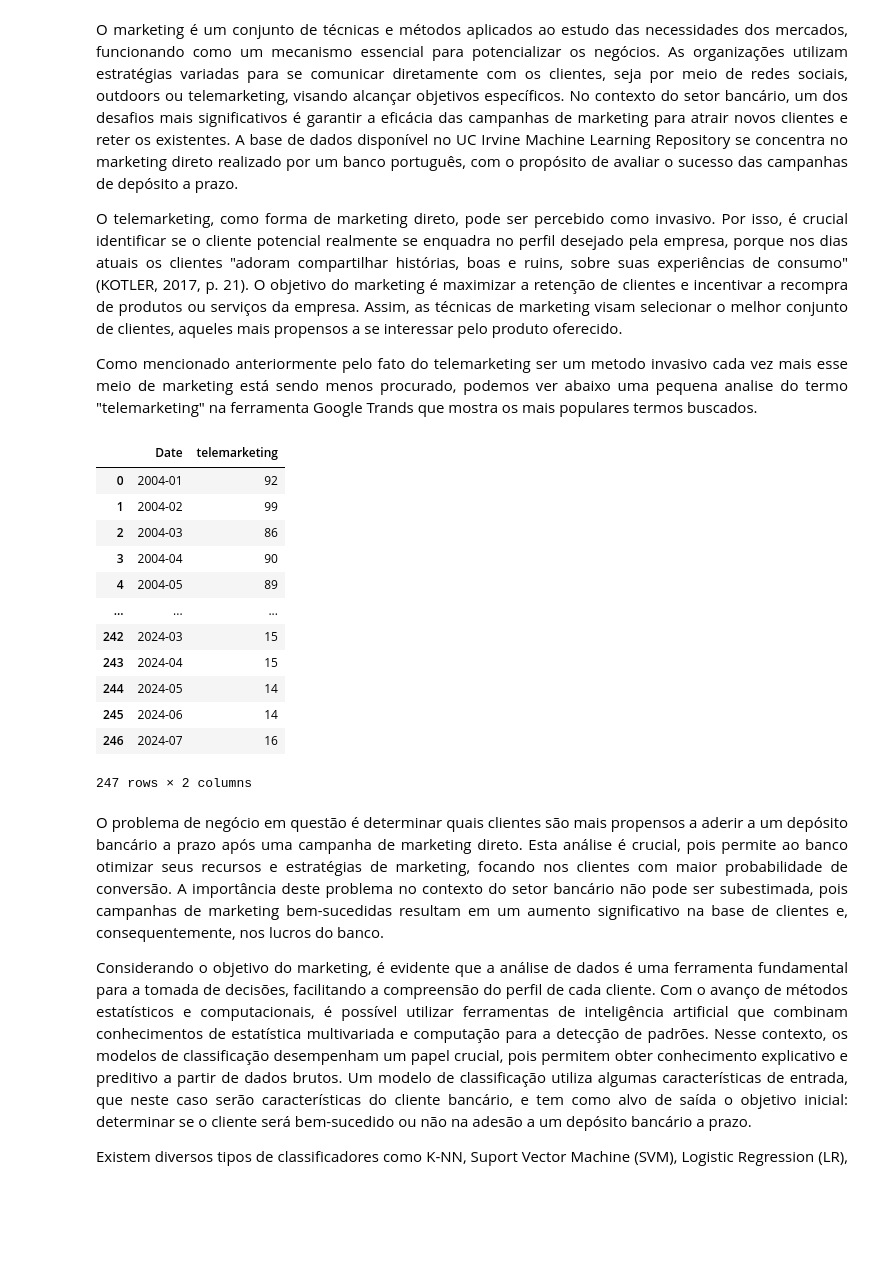
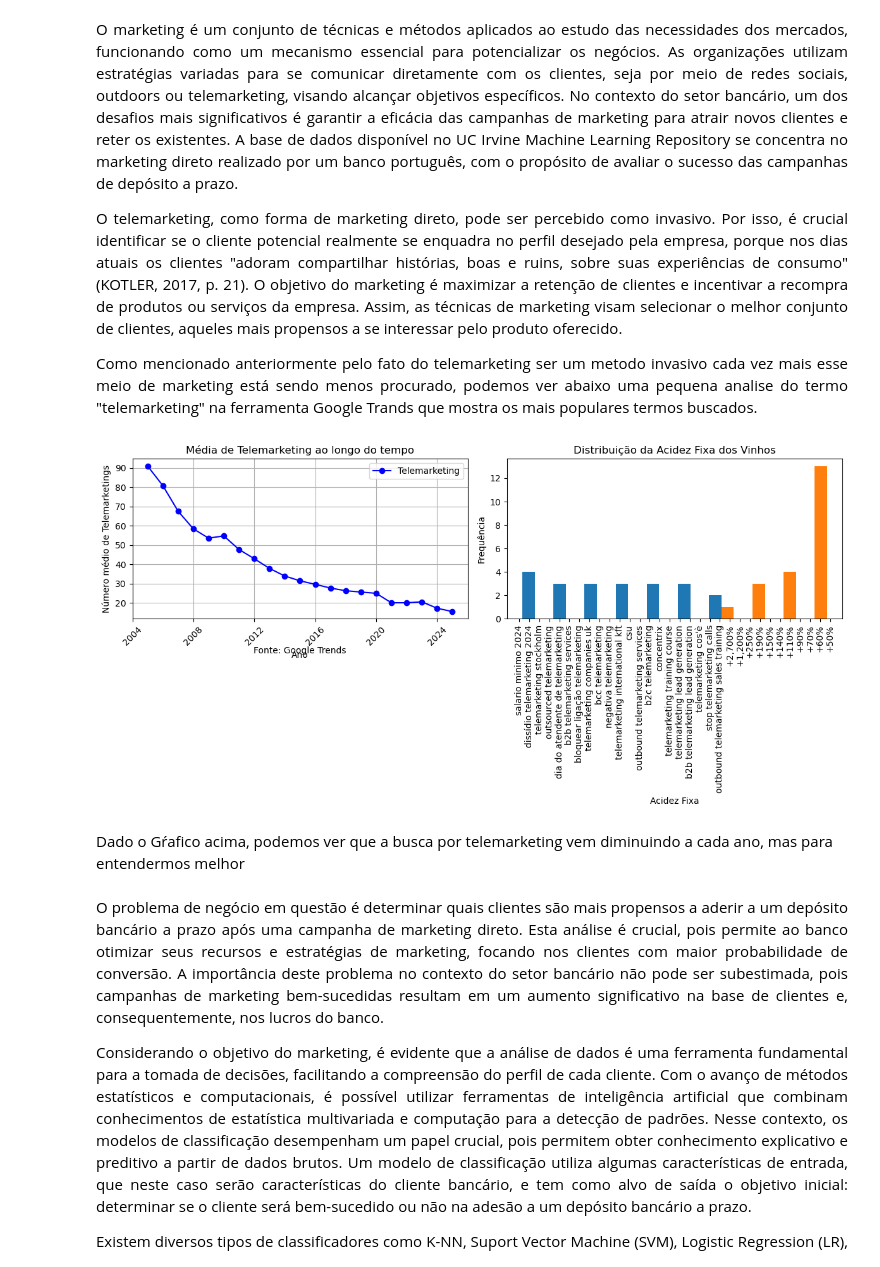
Before and after one commit to gabrieldadcarvalho/machine_learning, a Jupyter notebook: pjt_final/business_understanding.ipynb, the cells around one changed output. Cells and saved outputs as stored; diff of their text form; code cells hidden in the pictures; blank space fills up the shorter version.

```diff
--- a/pjt_final/business_understanding.ipynb
+++ b/pjt_final/business_understanding.ipynb
@@ -35,22 +35,44 @@ O telemarketing, como forma de marketing direto, pode ser percebido como invasiv
 <p style="text-align: justify">
 Como mencionado anteriormente pelo fato do telemarketing ser um metodo invasivo cada vez mais esse meio de marketing está sendo menos procurado, podemos ver abaixo uma pequena analise do termo "telemarketing" na ferramenta Google Trands que mostra os mais populares termos buscados.
 </p>
-# %%
-gtd_tele = pd.read_csv('https://raw.githubusercontent.com/gabrieldadcarvalho/machine_learning/main/pjt_final/telemarketing_2004.csv')
-# %% [output]
-|  | Date | telemarketing |
-| 0 | 2004-01 | 92 |
-| 1 | 2004-02 | 99 |
-| 2 | 2004-03 | 86 |
-| 3 | 2004-04 | 90 |
-| 4 | 2004-05 | 89 |
-| ... | ... | ... |
-| 242 | 2024-03 | 15 |
-| 243 | 2024-04 | 15 |
-| 244 | 2024-05 | 14 |
-| 245 | 2024-06 | 14 |
-| 246 | 2024-07 | 16 |
-247 rows × 2 columns
+# %%
+# Caminho para o arquivo CSV
+st_tm = '/home/gabrieldadcarvalho/GitHub/machine_learning/pjt_final/telemarketing_2004.csv'
+
+# Carregar o arquivo CSV com a primeira coluna como índice e parse_dates para interpretar as datas
+st_tm = pd.read_csv(st_tm, index_col=0, parse_dates=True)
+cat_tm = pd.read_csv('https://raw.githubusercontent.com/gabrieldadcarvalho/machine_learning/main/pjt_final/relatedQueries.csv')
+
+# Garantir que o índice seja do tipo datetime
+st_tm.index = pd.to_datetime(st_tm.index)
+
+# Agrupar por ano e aplicar uma função de agregação (por exemplo, média)
+st_tm = st_tm.groupby(pd.Grouper(freq='Y')).mean()
+
+# Plotar o gráfico de linha
+plt.figure(figsize=(12, 6))  # Define o tamanho da figura
+plt.subplot(1, 2, 1)
+plt.plot(st_tm.index, st_tm['telemarketing'], marker='o', linestyle='-', color='b', label='Telemarketing')
+plt.title('Média de Telemarketing ao longo do tempo')
+plt.xlabel('Ano')
+plt.ylabel('Número médio de Telemarketings')
+plt.legend()
+plt.grid(True)
+plt.xticks(rotation=45)  # Rotaciona os rótulos do eixo x para melhor visualização
+# Adicionar texto de fonte abaixo do gráfico
+plt.text(0.5, -0.2, 'Fonte: Google Trends', ha='center', va='center', transform=plt.gca().transAxes, fontsize=10)
+plt.subplot(1, 2, 2)
+plt.hist(cat_tm)
+plt.title("Distribuição da Acidez Fixa dos Vinhos")
+plt.xlabel("Acidez Fixa")
+plt.ylabel("Frequência")
+plt.xticks(rotation=90)
+plt.tight_layout()
+plt.show()
+# %% [output]
+[figure, added]
+# %% [markdown]
+Dado o Gŕafico acima, podemos ver que a busca por telemarketing vem diminuindo a cada ano, mas para entendermos melhor
 # %% [markdown]
 <p style="text-align: justify">
 O problema de negócio em questão é determinar quais clientes são mais
```
Also changed, not shown: parts of 1 cell of this notebook.
